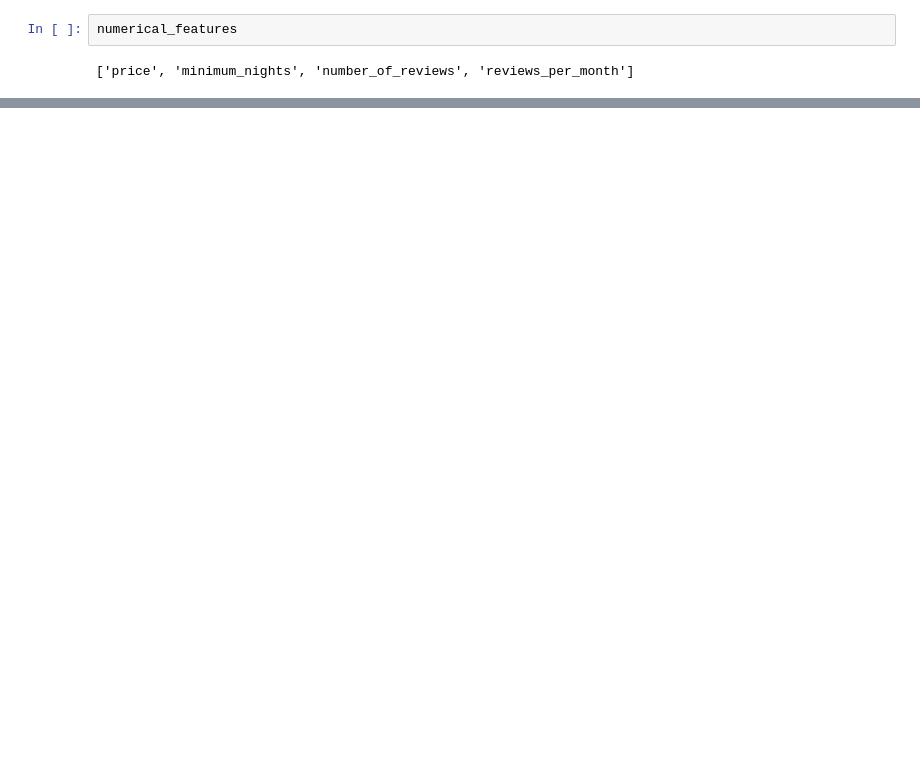
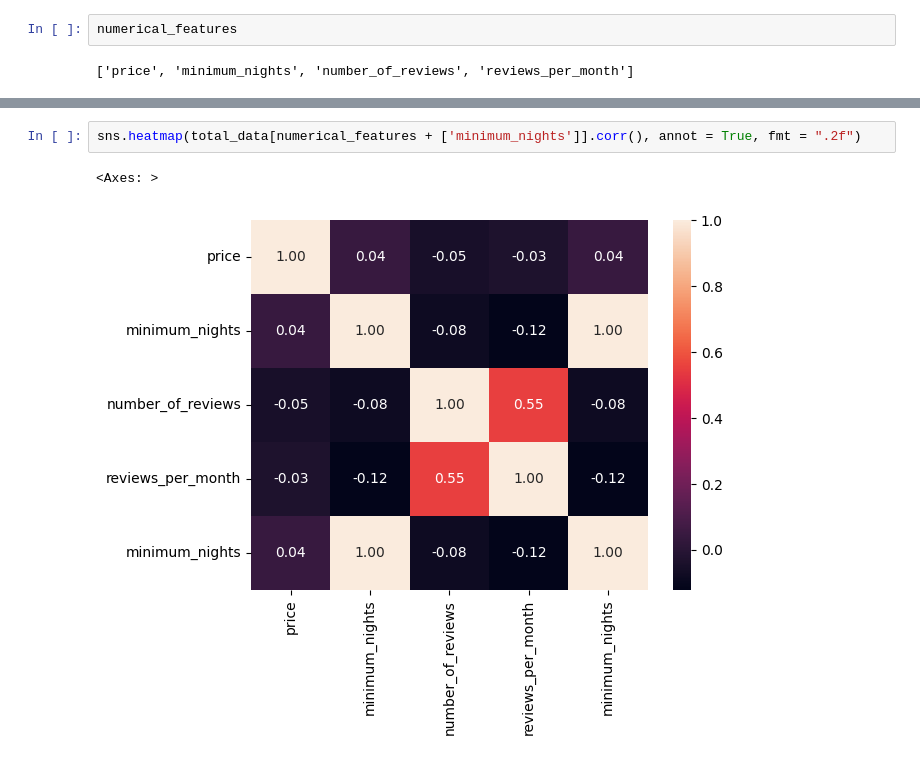
Before and after one commit to 4GeeksAcademy/nicholasdetriomachine-learning-python-template, a Jupyter notebook: src/explore.ipynb, the cells around one changed output, grey strips where cells are left out. Cells and saved outputs as stored; diff of their text form; blank space fills up the shorter version.

```diff
--- a/src/explore.ipynb
+++ b/src/explore.ipynb
@@ -355,0 +401,5 @@ numerical_features
+# %%
+sns.heatmap(total_data[numerical_features + ['minimum_nights']].corr(), annot = True, fmt = ".2f")
+# %% [output]
+<Axes: >
+[figure, added]
```
Also changed, not shown: parts of 14 cells of this notebook.
